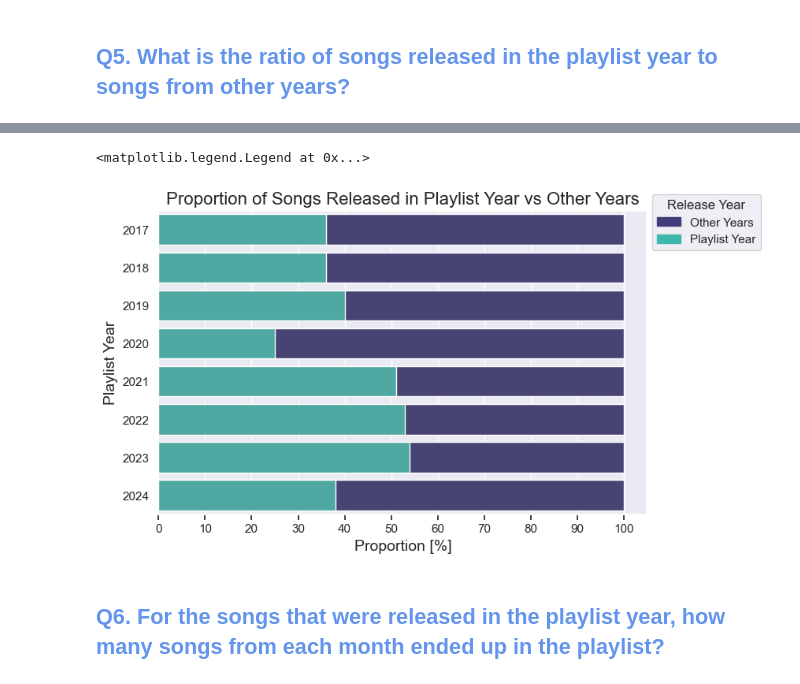
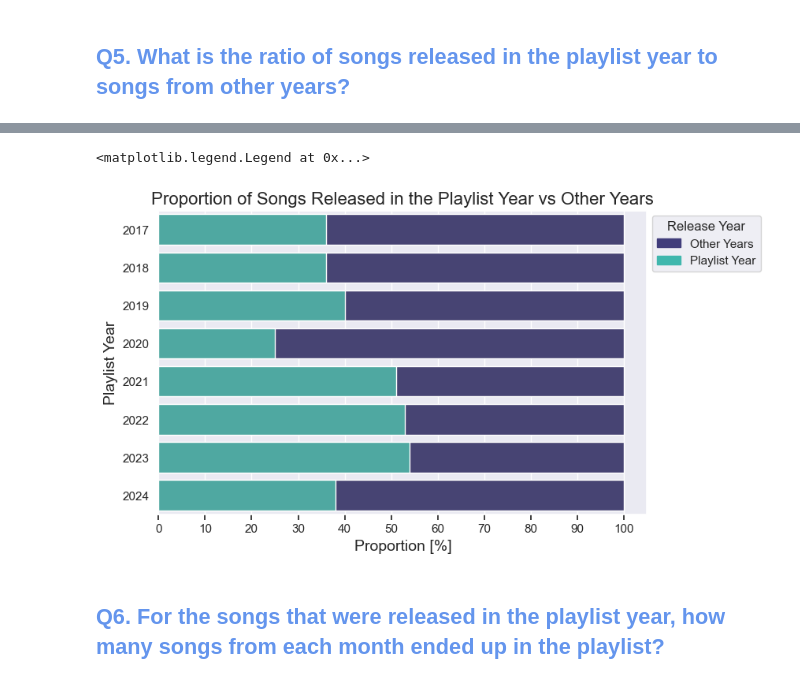
Before and after one commit to MICHGIL/Spotify_Wrapped_Data_Analysis, a Jupyter notebook: Spotify_Data_Analysis.ipynb, the cells around one changed output, grey strips where cells are left out. Drawn from its saved outputs; the diff is of its cells as text; code cells hidden in the pictures.

```diff
--- a/Spotify_Data_Analysis.ipynb
+++ b/Spotify_Data_Analysis.ipynb
@@ -453,31 +427,31 @@ df_playlists.head()
 # %%
 # Count total and same_year_release values and transform them into percantages
 total = df_playlists.groupby('year')['same_year'].count().reset_index()
 same_year = df_playlists[df_playlists['same_year']==True].groupby('year')['same_year'].count().reset_index()
 total['same_year'] = [i/j * 100 for i,j in zip(total['same_year'], total['same_year'])]
 same_year['same_year'] = [i/j * 100 for i,j in zip(same_year['same_year'], total['same_year'])]
 
 plt.figure(figsize=(8,5))
 # Bar chart 1 - total bar
 sns.barplot(data=total, x='same_year', y='year', orient='h', color=colors[1])
 
 # Bar chart 2 - released in the same year bar (same_year = True)
 sns.barplot(data=same_year, x='same_year', y='year', orient='h', color=colors[4])
 
 plt.xlabel('Proportion [%]', size=14)
 plt.ylabel('Playlist Year', size=14)
-plt.title('Proportion of Songs Released in Playlist Year vs Other Years', size=16)
+plt.title('Proportion of Songs Released in the Playlist Year vs Other Years', size=16)
 
 plt.xticks(np.arange(0, 101, 10))
 plt.tick_params(axis='both', which='both', direction='out', length=5, bottom=True)  # Add tick indicators
 
 # Add legend
 total_bar = mpatches.Patch(color=colors[1], label='Other Years')
 same_year_bar = mpatches.Patch(color=colors[4], label='Playlist Year')
-plt.legend(title='Release Year', handles=[total_bar, same_year_bar], loc=(1.01, 0.87))
+plt.legend(title='Release Year', handles=[total_bar, same_year_bar], loc=(1.01, 0.80))
 # %% [output]
 <matplotlib.legend.Legend at 0x...>
-[figure, old version]
+[figure, new version]
 # %% [markdown]
 ## <span style="color: #6495ED"> Q6. For the songs that were released in the playlist year, how many songs from each month ended up in the playlist? </span>
 # %%
```
Also changed, not shown: parts of 26 cells of this notebook, 4 other files.
